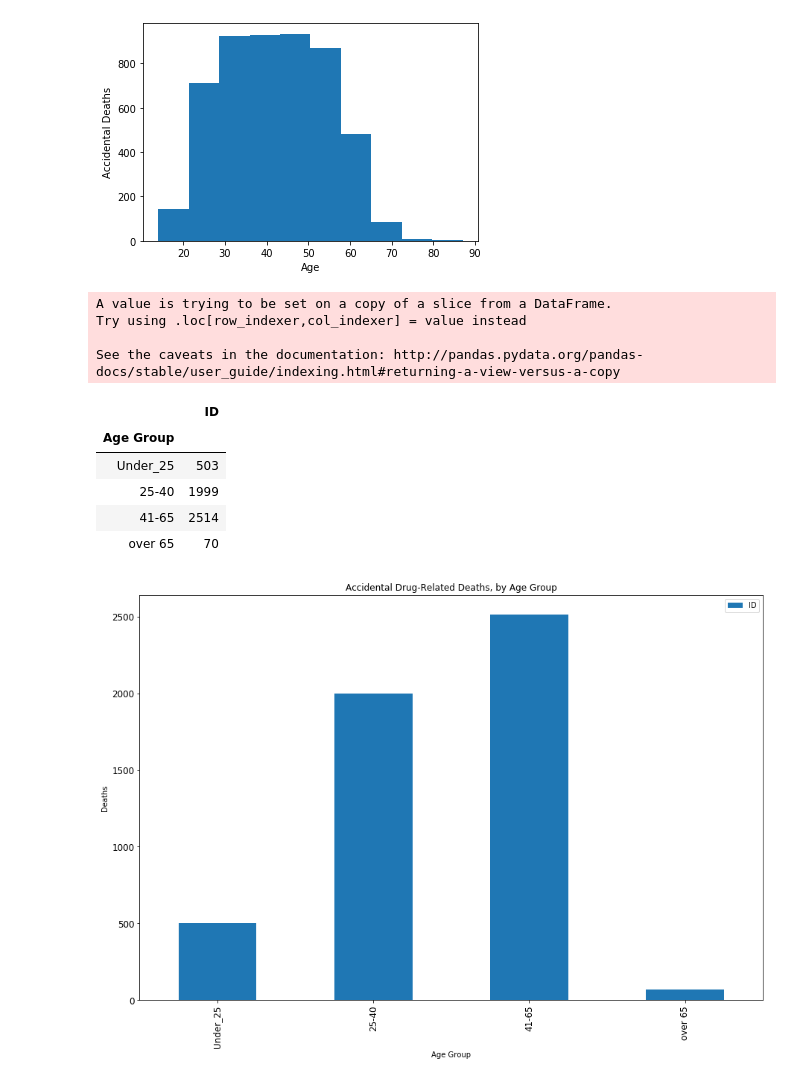
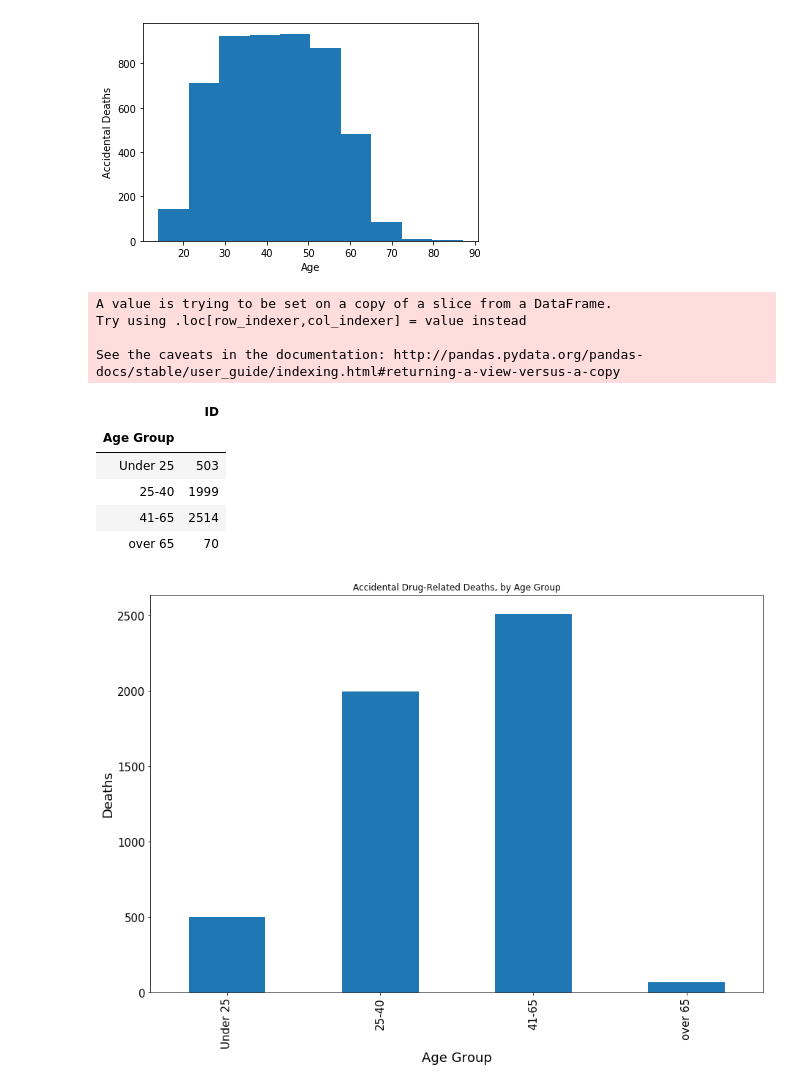
Before and after one commit to prerak-patel/Accidental-Drug-Related-Deaths, a Jupyter notebook: Age, Gender, Race correlation - updated.ipynb, the cells around one changed output. Saved outputs shown, nothing was run; the diff lists cells and outputs as text; code cells hidden in the pictures.

Commit message:
Add files via upload
updated chart formatting

```diff
--- a/Age, Gender, Race correlation - updated.ipynb
+++ b/Age, Gender, Race correlation - updated.ipynb
@@ -140,7 +137,7 @@ plt.show()
 # %%
 # Create age groups (0-under 25, 25-40, 41-65, over 65)
 bins = [-1, 25, 41, 66, 199]
-AgeGroups = ['Under_25','25-40','41-65','over 65']
+AgeGroups = ['Under 25','25-40','41-65','over 65']
 
 #Place data series into new column in dataframe
 reduced_df["Age Group"] = pd.cut(reduced_df["Age"], bins, labels=AgeGroups)
@@ -155,15 +152,15 @@ Try using .loc[row_indexer,col_indexer] = value instead
 See the caveats in the documentation: http://pandas.pydata.org/pandas-docs/stable/user_guide/indexing.html#returning-a-view-versus-a-copy
 |  | ID |
 | Age Group |  |
-| Under_25 | 503 |
+| Under 25 | 503 |
 | 25-40 | 1999 |
 | 41-65 | 2514 |
 | over 65 | 70 |
 # %%
 # Accidental Drug-related deaths by Age Groups
-ax = grouped_AgeGroup_df.plot(kind='bar', title ="Accidental Drug-Related Deaths, by Age Group", figsize=(15, 10), legend=True, fontsize=12)
-plt.xlabel("Age Group")
-plt.ylabel("Deaths")
+ax = grouped_AgeGroup_df.plot(kind='bar', title ="Accidental Drug-Related Deaths, by Age Group", figsize=(15, 10), legend=False, fontsize=15)
+plt.xlabel("Age Group", fontsize=18)
+plt.ylabel("Deaths", fontsize=18)
 plt.show()
 # %% [output]
-[figure, old version]
+[figure, new version]
```
Also changed, not shown: parts of 3 cells of this notebook.
